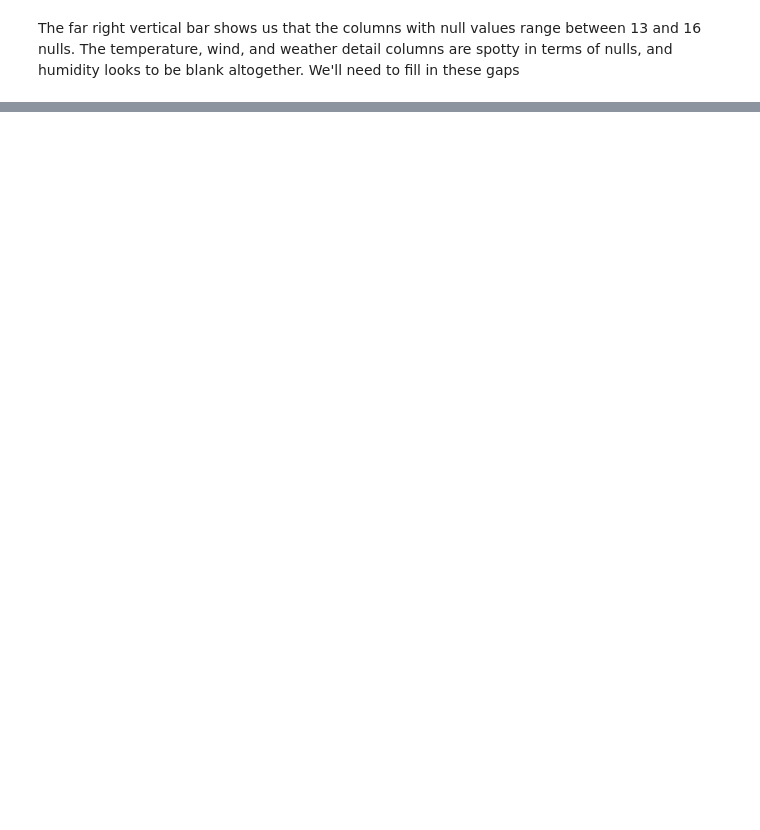
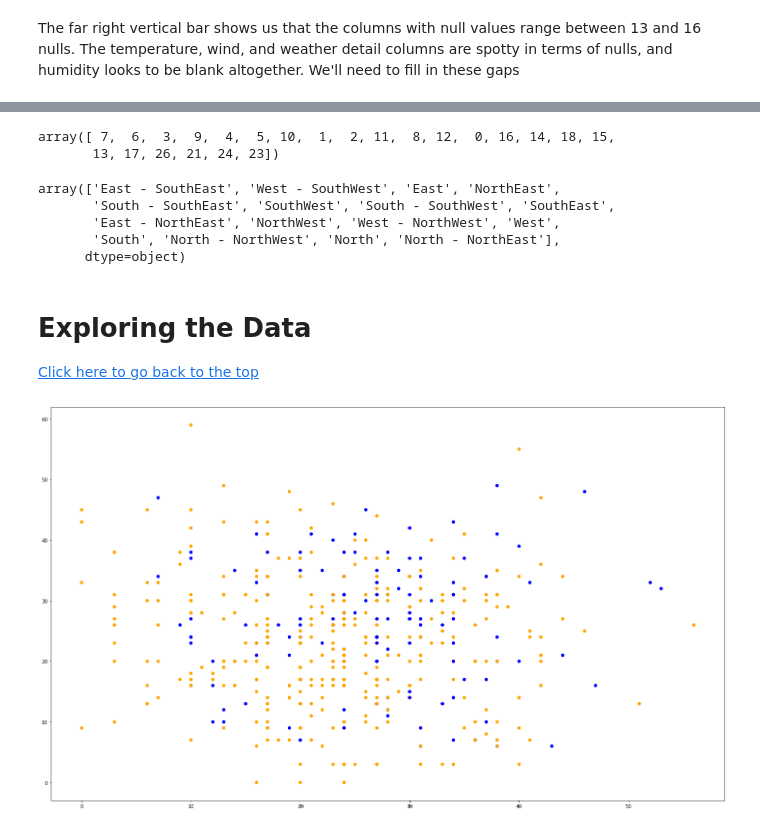
Before and after one commit to oconnorac/Cloudy-with-a-Chance-of-Football, a Jupyter notebook: notebooks/cleaning/tobycrabtree_cleaning.ipynb, the cells around one changed output, grey strips where cells are left out. Cells and saved outputs as stored; diff of their text form; code cells hidden in the pictures; blank space fills up the shorter version.

```diff
--- a/notebooks/cleaning/tobycrabtree_cleaning.ipynb
+++ b/notebooks/cleaning/tobycrabtree_cleaning.ipynb
@@ -249,0 +603,33 @@ weather_detail - fill in non-Dome with non-dome
+# %%
+f2 = lambda x: int(x['weather_wind_mph'].split()[0][:-2])
+f3 = lambda x: ''.join([s.strip() for s in x['weather_wind_mph'].split(' ', 1) [1:]])
+# %%
+df['weather_wind_mph_number'] = df.apply(f2, axis =1)
+df['weather_wind_direction'] = df.apply(f3, axis =1)
+# %%
+df['weather_wind_mph_number'].unique()
+# %% [output]
+array([ 7,  6,  3,  9,  4,  5, 10,  1,  2, 11,  8, 12,  0, 16, 14, 18, 15,
+       13, 17, 26, 21, 24, 23])
+# %%
+df['weather_wind_direction'].unique()
+# %% [output]
+array(['East - SouthEast', 'West - SouthWest', 'East', 'NorthEast',
+       'South - SouthEast', 'SouthWest', 'South - SouthWest', 'SouthEast',
+       'East - NorthEast', 'NorthWest', 'West - NorthWest', 'West',
+       'South', 'North - NorthWest', 'North', 'North - NorthEast'],
+      dtype=object)
+# %% [markdown]
+# Exploring the Data
+<a id='eda_header_cell'></a>
+
+[Click here to go back to the top](#header_cell)
+# %%
+plt.rcParams["figure.figsize"] = (25,15)
+# %%
+def scatterMaker(x_column, y_column, color_column):
+    fig = plt.scatter(x_column, y_column, c = color_column)
+# %%
+scatterMaker(df['score_home'], df['score_away'], df['dome_or_not'])
+# %% [output]
+[figure, added]
```
Also changed, not shown: parts of 52 cells of this notebook, 1 other file.
